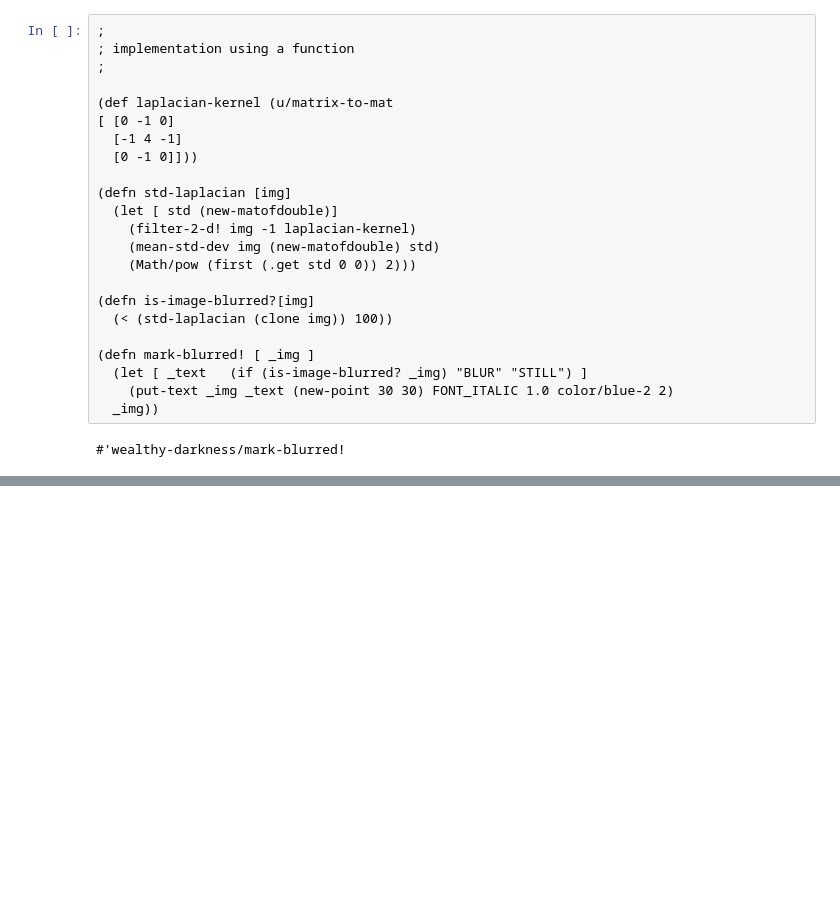
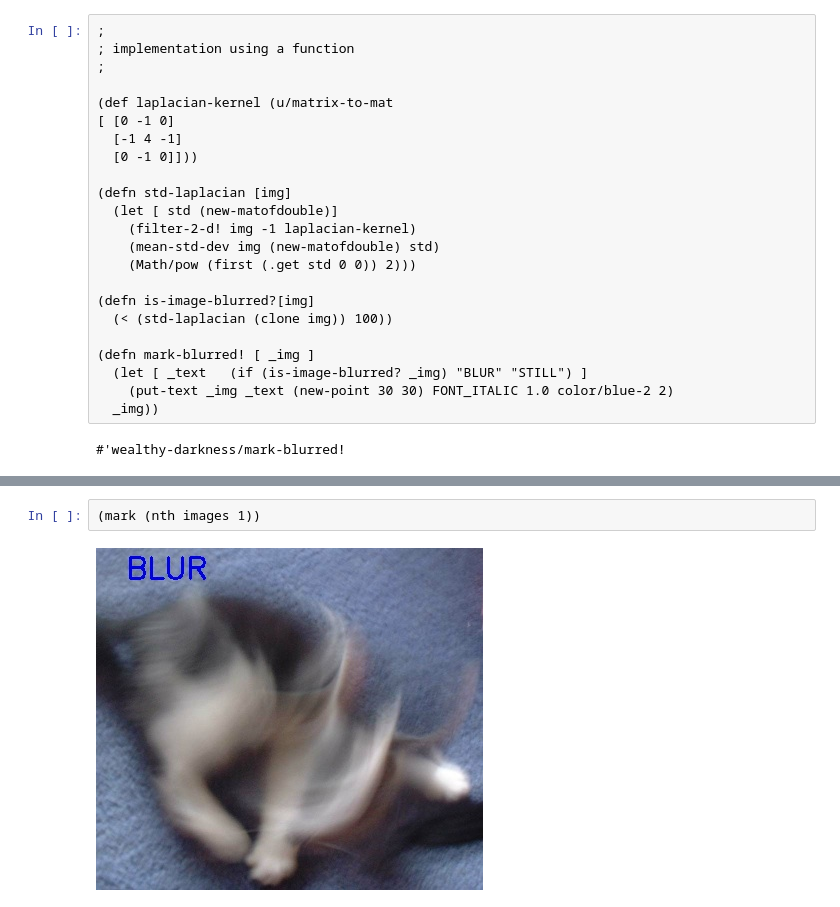
Before and after one commit to hellonico/origami-fun, a Jupyter notebook: jupyter/blurdetect.ipynb, the cells around one changed output, grey strips where cells are left out. Saved outputs shown, nothing was run; the diff lists cells and outputs as text; blank space fills up the shorter version.

```diff
--- a/jupyter/blurdetect.ipynb
+++ b/jupyter/blurdetect.ipynb
@@ -80,0 +84,4 @@ Detect blur in an image
+# %%
+(mark (nth images 1))
+# %% [output]
+[figure, added]
```
Also changed, not shown: parts of 3 cells of this notebook, 10 other files.
